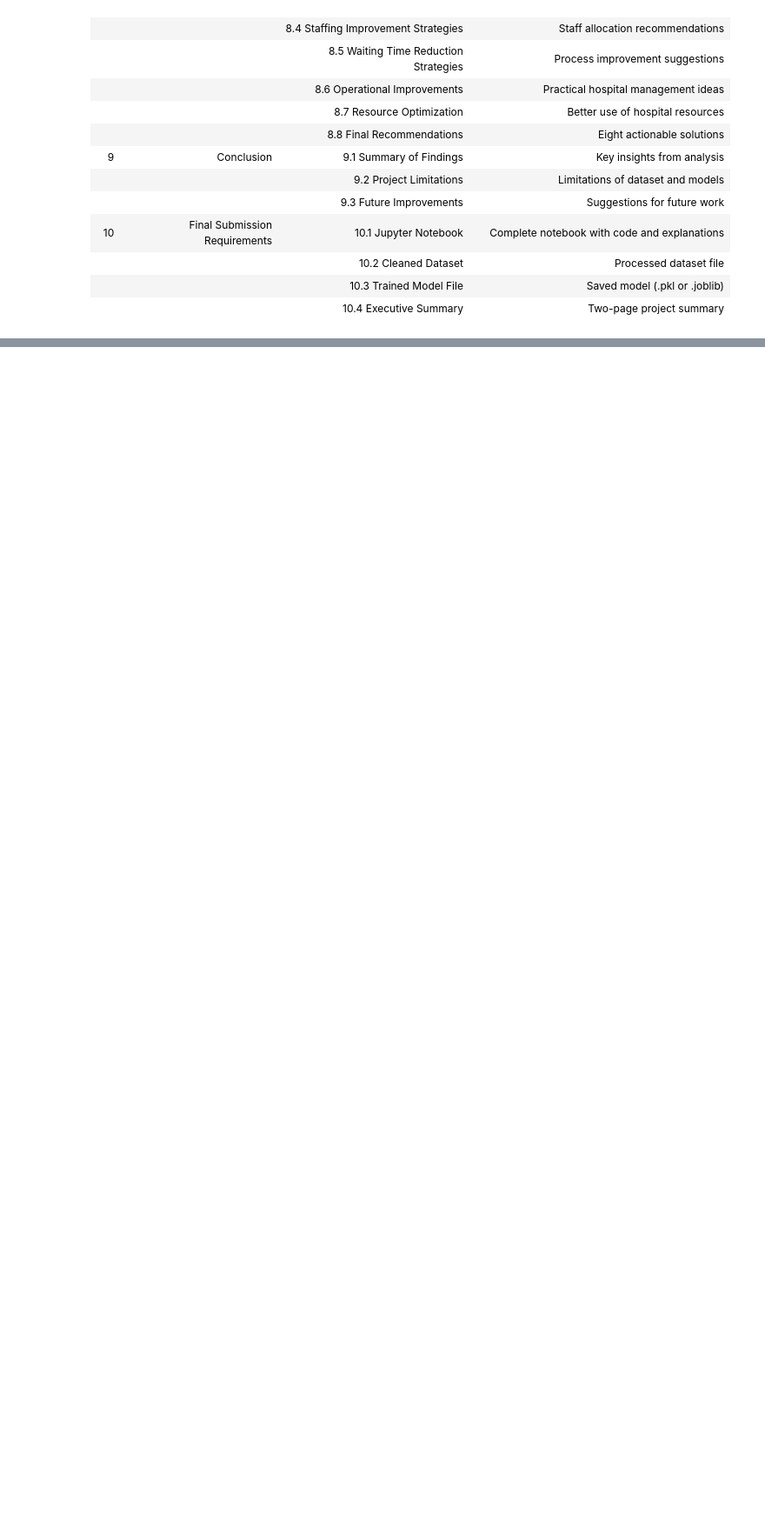
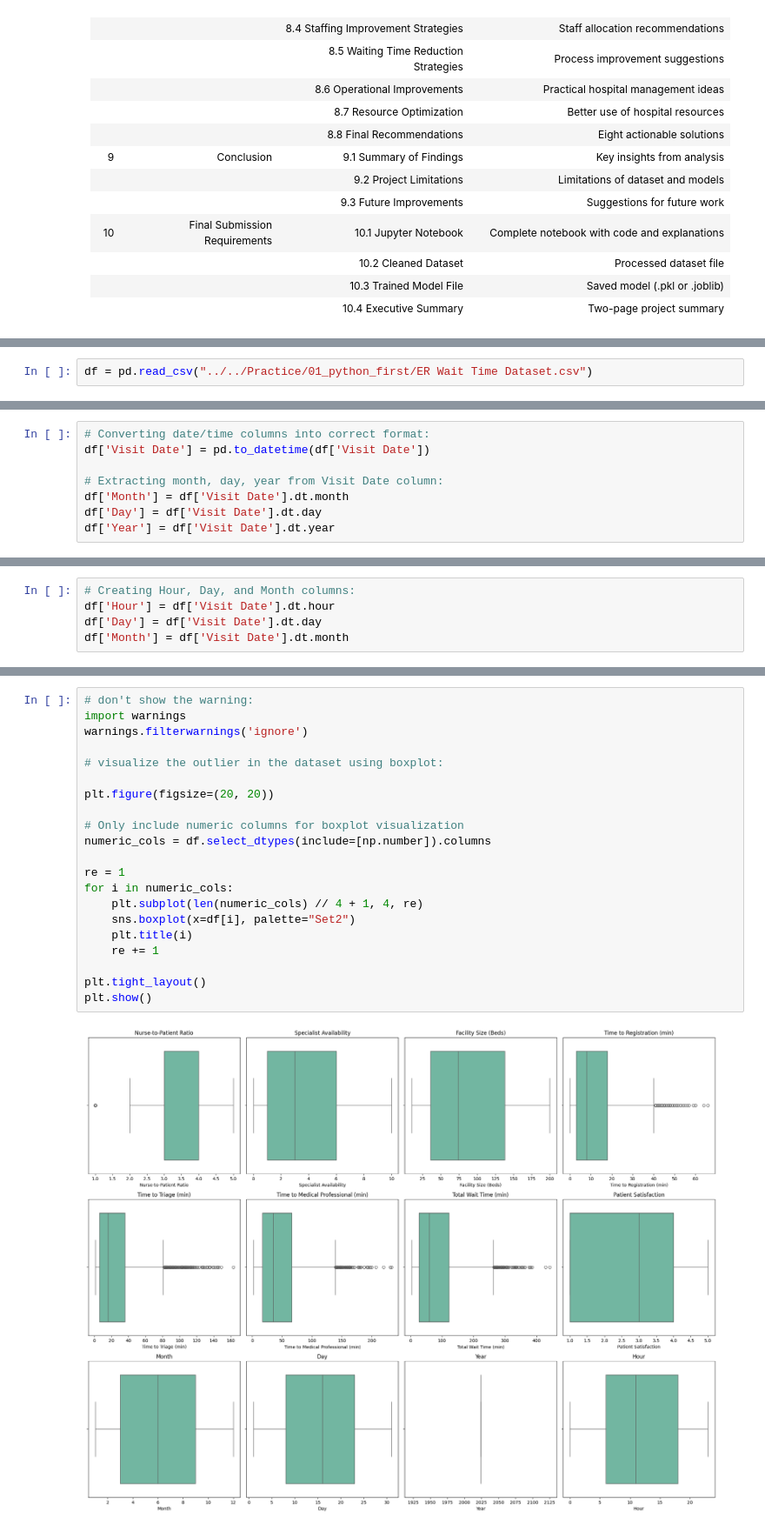
Before and after one commit to misbahkhattak718-pixel/Mentorship-Program--Devsil, a Jupyter notebook: Weekly Mini Projects/Week 8/ER Wait Time Dataset.ipynb, the cells around one changed output, grey strips where cells are left out. Shown at 87% size. Cells and saved outputs as stored; diff of their text form; blank space fills up the shorter version.

```diff
--- a/Weekly Mini Projects/Week 8/ER Wait Time Dataset.ipynb
+++ b/Weekly Mini Projects/Week 8/ER Wait Time Dataset.ipynb
@@ -508,0 +623,2 @@
+# %%
+df = pd.read_csv("../../Practice/01_python_first/ER Wait Time Dataset.csv")
@@ -508,0 +750,8 @@
+# %%
+# Converting date/time columns into correct format:
+df['Visit Date'] = pd.to_datetime(df['Visit Date'])
+
+# Extracting month, day, year from Visit Date column:
+df['Month'] = df['Visit Date'].dt.month
+df['Day'] = df['Visit Date'].dt.day
+df['Year'] = df['Visit Date'].dt.year
@@ -508,0 +777,5 @@
+# %%
+# Creating Hour, Day, and Month columns:
+df['Hour'] = df['Visit Date'].dt.hour
+df['Day'] = df['Visit Date'].dt.day
+df['Month'] = df['Visit Date'].dt.month
@@ -508,0 +816,23 @@
+# %%
+# don't show the warning:
+import warnings
+warnings.filterwarnings('ignore')
+
+# visualize the outlier in the dataset using boxplot:
+
+plt.figure(figsize=(20, 20))
+
+# Only include numeric columns for boxplot visualization
+numeric_cols = df.select_dtypes(include=[np.number]).columns
+
+re = 1
+for i in numeric_cols:
+    plt.subplot(len(numeric_cols) // 4 + 1, 4, re)
+    sns.boxplot(x=df[i], palette="Set2")
+    plt.title(i)
+    re += 1
+
+plt.tight_layout()
+plt.show()
+# %% [output]
+[figure, added]
```
Also changed, not shown: parts of 34 cells of this notebook.
